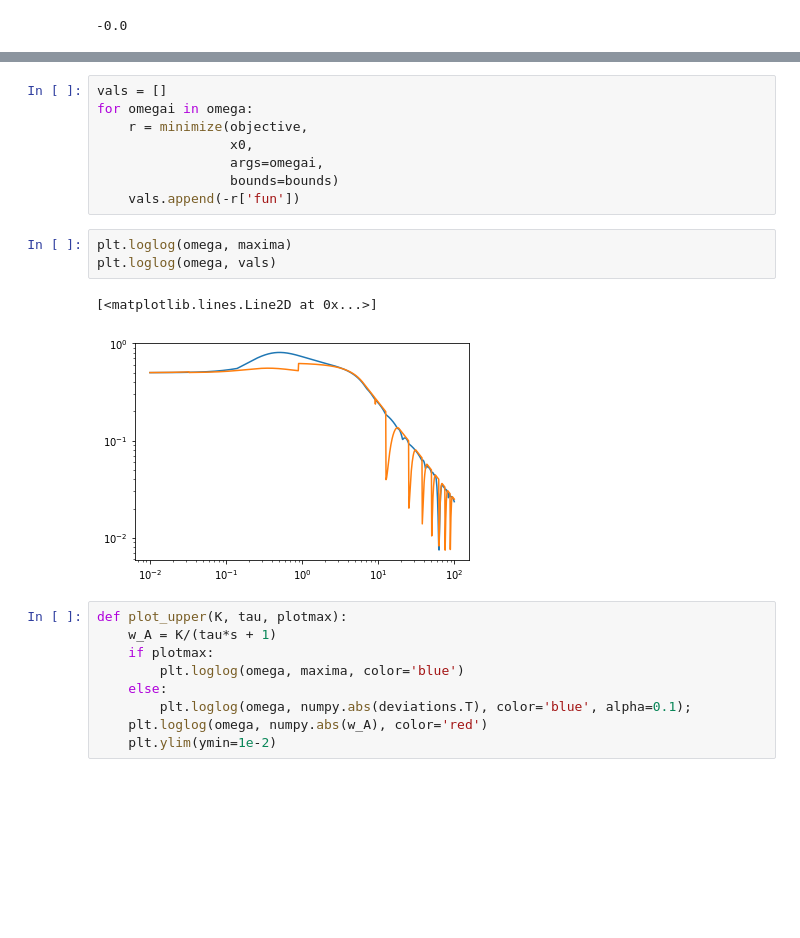
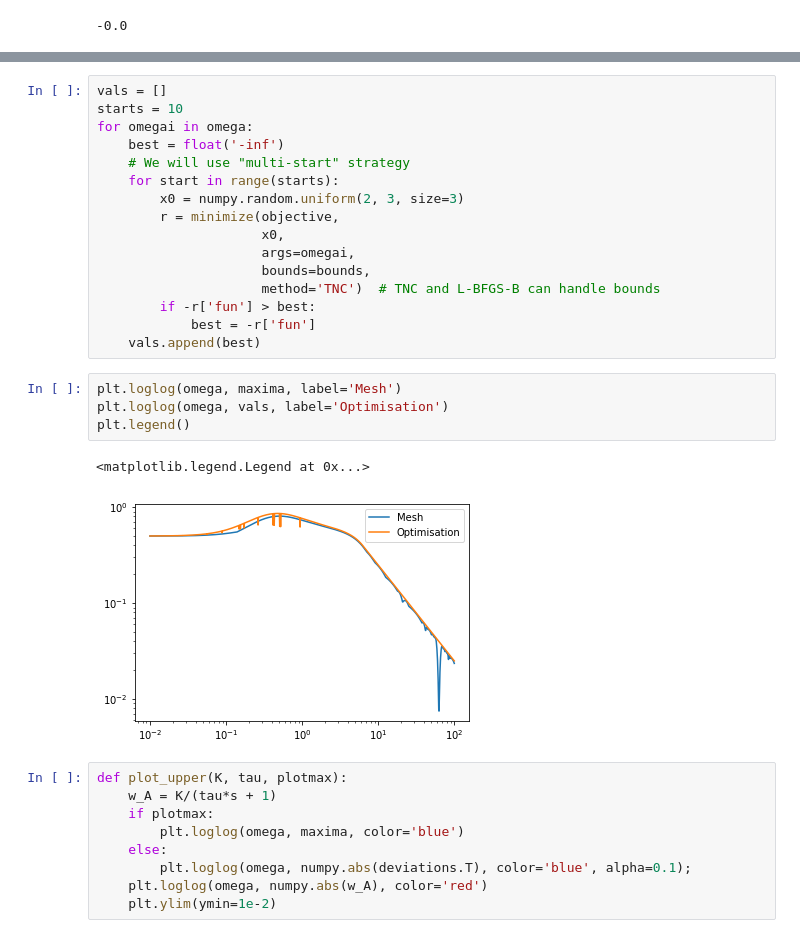
Before and after one commit to alchemyst/Skogestad-Python, a Jupyter notebook: notebooks/Uncertainty.ipynb, the cells around one changed output, grey strips where cells are left out. Saved outputs shown, nothing was run; the diff lists cells and outputs as text; blank space fills up the shorter version.

```diff
--- a/notebooks/Uncertainty.ipynb
+++ b/notebooks/Uncertainty.ipynb
@@ -166,17 +183,26 @@ minimize(objective, x0, args=0, bounds=bounds)
-# %%
-vals = []
-for omegai in omega:
-    r = minimize(objective,
-                 x0,
-                 args=omegai,
-                 bounds=bounds)
-    vals.append(-r['fun'])
+# %%
+vals = []
+starts = 10
+for omegai in omega:
+    best = float('-inf')
+    # We will use "multi-start" strategy
+    for start in range(starts):
+        x0 = numpy.random.uniform(2, 3, size=3)
+        r = minimize(objective,
+                     x0,
+                     args=omegai,
+                     bounds=bounds,
+                     method='TNC')  # TNC and L-BFGS-B can handle bounds
+        if -r['fun'] > best:
+            best = -r['fun']
+    vals.append(best)
 # %%
-plt.loglog(omega, maxima)
-plt.loglog(omega, vals)
+plt.loglog(omega, maxima, label='Mesh')
+plt.loglog(omega, vals, label='Optimisation')
+plt.legend()
 # %% [output]
-[<matplotlib.lines.Line2D at 0x...>]
+<matplotlib.legend.Legend at 0x...>
-[figure, old version]
+[figure, new version]
 # %%
 def plot_upper(K, tau, plotmax):
     w_A = K/(tau*s + 1)
```
Also changed, not shown: parts of 11 cells of this notebook, 2 other files.
